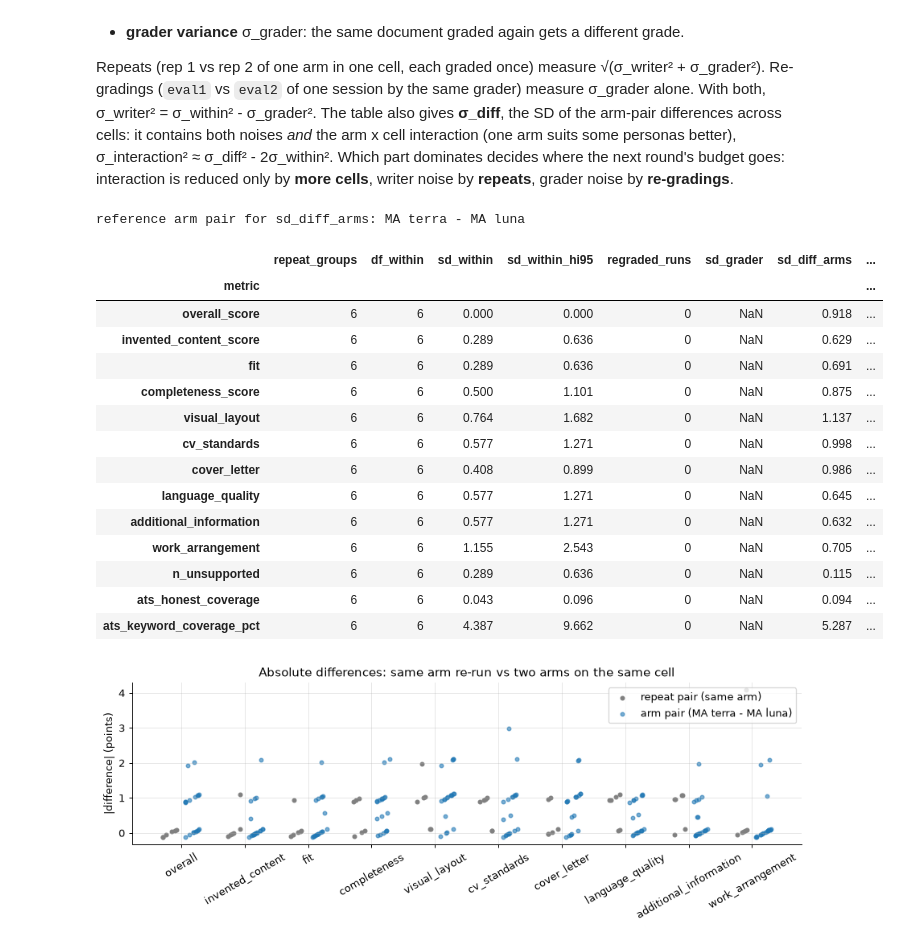
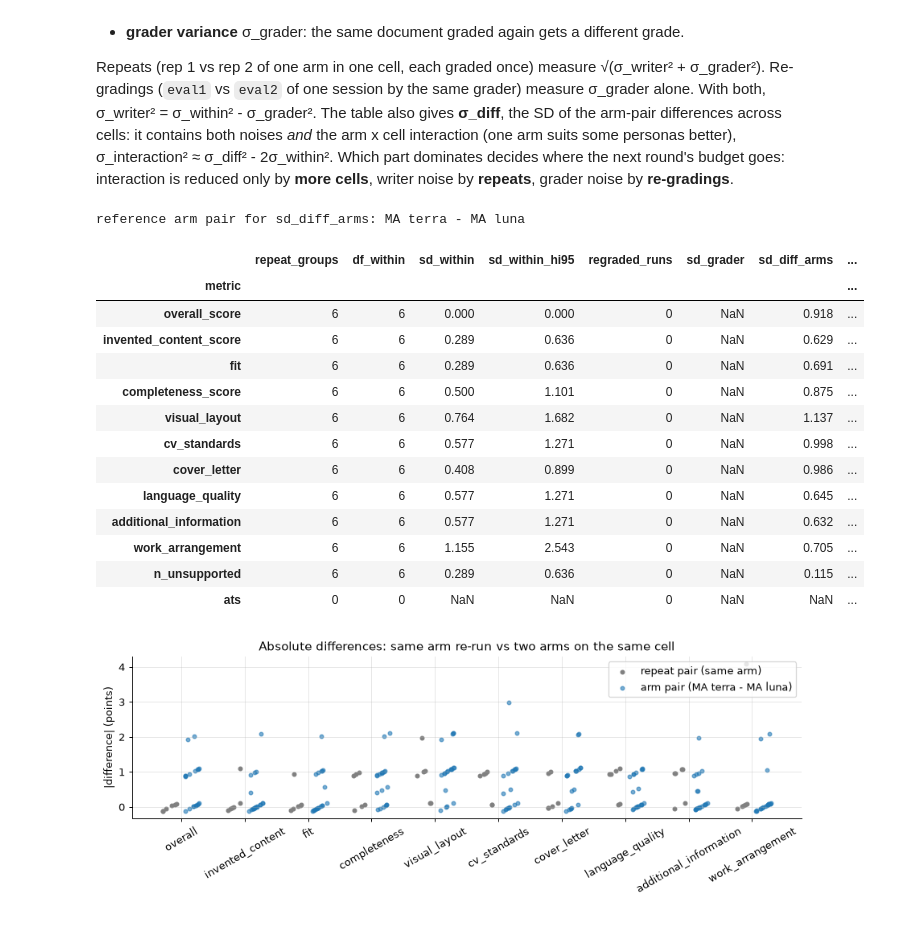
Before and after one commit to mjordanic/CV_editor, a Jupyter notebook: evals/analysis/analysis.ipynb, the cells around one changed output. Cells and saved outputs as stored; diff of their text form; code cells hidden in the pictures.

```diff
--- a/evals/analysis/analysis.ipynb
+++ b/evals/analysis/analysis.ipynb
@@ -77,7 +77,7 @@ TRUTH = ["invented_content_score", "any_unsupported", "n_unsupported", "n_partly
 FIT = ["fit", "completeness_score"]
 LAYOUT = ["visual_layout"]
 OTHER = ["overall_score", "cv_standards", "cover_letter", "language_quality", "additional_information", "work_arrangement"]
-ATS = ["ats_honest_coverage", "ats_keyword_coverage_pct", "ats_pass"]
+ATS = ["ats"]   # the grader's one ATS score (0-10); rounds graded before it have none
 COST = ["session_usd", "llm_calls", "session_minutes"]
 SCORE_METRICS = ["overall_score", "invented_content_score", "fit", "completeness_score", "visual_layout",
                  "cv_standards", "cover_letter", "language_quality", "additional_information", "work_arrangement"]
@@ -122,8 +122,6 @@ partner (and also pairs repeats), so the label is only checked, not relied on.
 # %%
 rows = load.read_rows(*ROUNDS)
 df = pd.DataFrame(rows)
-for col in ("ats_parseable", "ats_standard_headings"):
-    df[col] = pd.to_numeric(df[col].map({True: 1, False: 0}), errors="coerce")
 graders = df["grader"].replace("", np.nan).dropna().value_counts()
 GRADER = PRIMARY_GRADER or (graders.index[0] if len(graders) else None)
 arms = [a for a in ARM_ORDER if a in set(df["arm"])] + sorted(set(df["arm"]) - set(ARM_ORDER))
@@ -447,42 +444,41 @@ noise by **re-gradings**.
 # %%
 noise = []
 ref = next(((a, b) for a, b, *_ in CONTRASTS if a in arms and b in arms), None)
-for m in SCORE_METRICS + ["n_unsupported", "ats_honest_coverage", "ats_keyword_coverage_pct"]:
+for m in SCORE_METRICS + ["n_unsupported", "ats"]:
     groups = load.repeat_groups(rows, m, GRADER)
     var_w, df_w = stats.pooled_within_var([g["values"] for g in groups])
     lo_w, hi_w = stats.var_ci(var_w, df_w)
     regr = load.regrade_groups(rows, m, GRADER)
     var_g, df_g = stats.pooled_within_var([g["values"] for g in regr])
     sd_d = np.nan
     if ref:
         d = [x["diff"] for x in load.pair_arms(rows, *ref, m, GRADER)["pairs"]]
         sd_d = float(np.std(d, ddof=1)) if len(d) >= 2 else np.nan
     noise.append({"metric": m, "repeat_groups": len(groups), "df_within": df_w, "sd_within": math.sqrt(var_w) if df_w else np.nan,
                   "sd_within_hi95": math.sqrt(hi_w) if df_w and not math.isnan(hi_w) else np.nan,
                   "regraded_runs": len(regr), "sd_grader": math.sqrt(var_g) if df_g else np.nan,
                   "sd_diff_arms": sd_d,
                   "sd_interaction": math.sqrt(max(0.0, sd_d ** 2 - 2 * var_w)) if df_w and not np.isnan(sd_d) else np.nan})
 noise = pd.DataFrame(noise).set_index("metric")
 noise.to_csv(TAB / "noise_components.csv")
 print("reference arm pair for sd_diff_arms:", ref and f"{label(ref[1])} - {label(ref[0])}")
 noise
 # %% [output]
 reference arm pair for sd_diff_arms: MA terra - MA luna
 |  | repeat_groups | df_within | sd_within | sd_within_hi95 | regraded_runs | sd_grader | sd_diff_arms | ... |
 | metric |  |  |  |  |  |  |  | ... |
 | overall_score | 6 | 6 | 0.000 | 0.000 | 0 | NaN | 0.918 | ... |
 | invented_content_score | 6 | 6 | 0.289 | 0.636 | 0 | NaN | 0.629 | ... |
 | fit | 6 | 6 | 0.289 | 0.636 | 0 | NaN | 0.691 | ... |
 | completeness_score | 6 | 6 | 0.500 | 1.101 | 0 | NaN | 0.875 | ... |
 | visual_layout | 6 | 6 | 0.764 | 1.682 | 0 | NaN | 1.137 | ... |
 | cv_standards | 6 | 6 | 0.577 | 1.271 | 0 | NaN | 0.998 | ... |
 | cover_letter | 6 | 6 | 0.408 | 0.899 | 0 | NaN | 0.986 | ... |
 | language_quality | 6 | 6 | 0.577 | 1.271 | 0 | NaN | 0.645 | ... |
 | additional_information | 6 | 6 | 0.577 | 1.271 | 0 | NaN | 0.632 | ... |
 | work_arrangement | 6 | 6 | 1.155 | 2.543 | 0 | NaN | 0.705 | ... |
 | n_unsupported | 6 | 6 | 0.289 | 0.636 | 0 | NaN | 0.115 | ... |
-| ats_honest_coverage | 6 | 6 | 0.043 | 0.096 | 0 | NaN | 0.094 | ... |
-| ats_keyword_coverage_pct | 6 | 6 | 4.387 | 9.662 | 0 | NaN | 5.287 | ... |
+| ats | 0 | 0 | NaN | NaN | 0 | NaN | NaN | ... |
 # %%
 fig, ax = plt.subplots(figsize=(10, 3.8))
 for i, m in enumerate(SCORE_METRICS):
```
Also changed, not shown: parts of 4 cells of this notebook, 13 other files.
